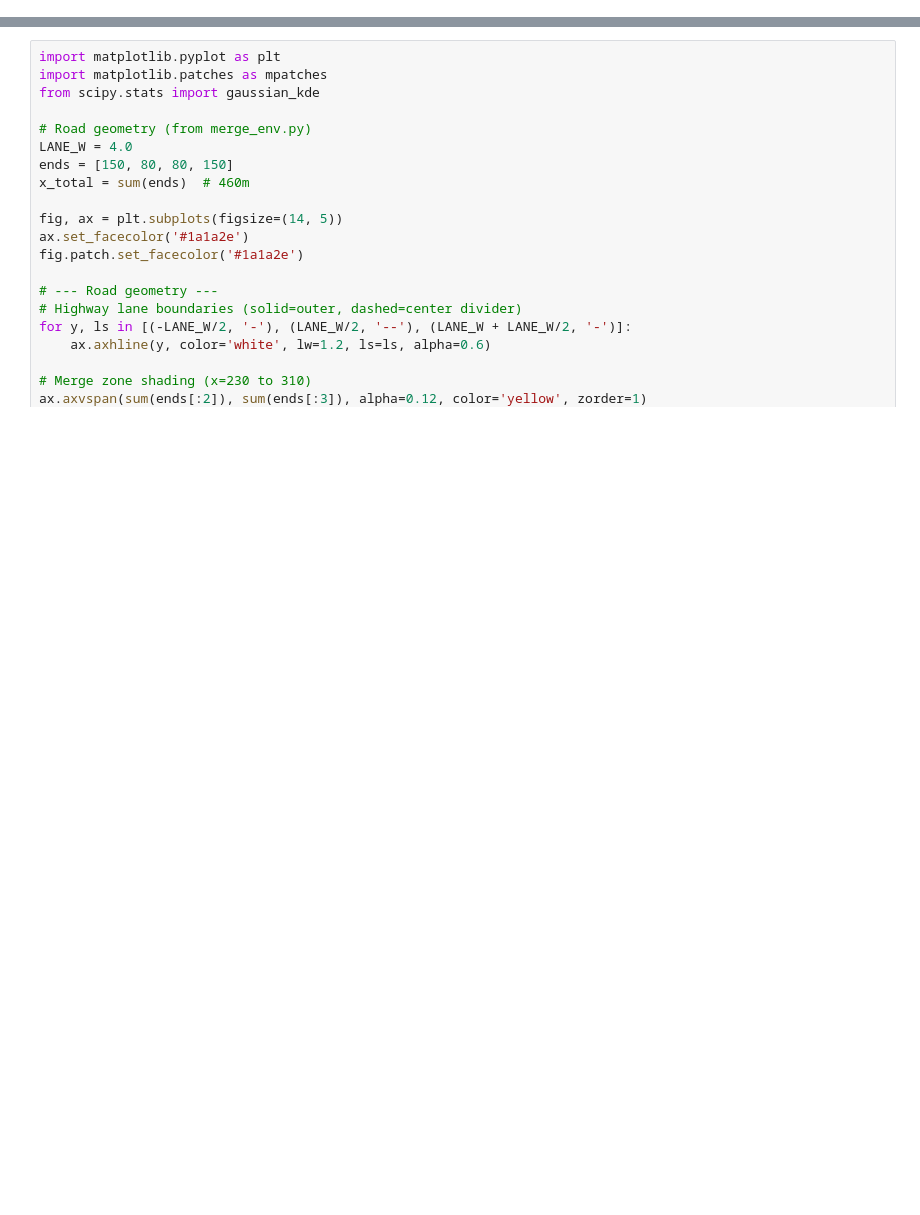
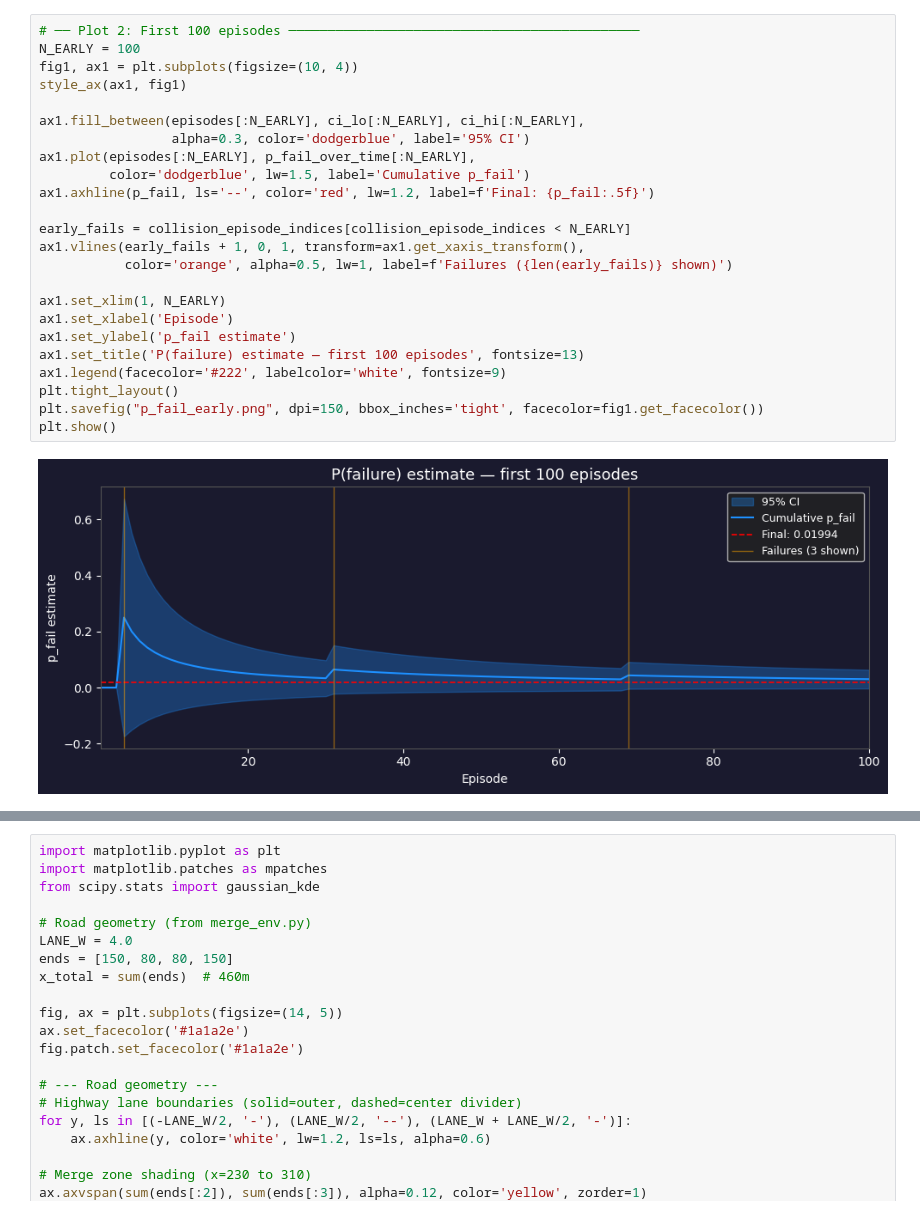
Before and after one commit to Mete4/cs238v-VSCS, a Jupyter notebook: merge/merge_ppo/eval_merge_ppo.ipynb, the cells around one changed output, grey strips where cells are left out. Saved outputs shown, nothing was run; the diff lists cells and outputs as text; blank space fills up the shorter version.

```diff
--- a/merge/merge_ppo/eval_merge_ppo.ipynb
+++ b/merge/merge_ppo/eval_merge_ppo.ipynb
@@ -66,0 +71,26 @@ collision_types = np.load("collision_types.npy", allow_pickle=True).tolist()
+# %%
+# ── Plot 2: First 100 episodes ─────────────────────────────────────────────
+N_EARLY = 100
+fig1, ax1 = plt.subplots(figsize=(10, 4))
+style_ax(ax1, fig1)
+
+ax1.fill_between(episodes[:N_EARLY], ci_lo[:N_EARLY], ci_hi[:N_EARLY],
+                 alpha=0.3, color='dodgerblue', label='95% CI')
+ax1.plot(episodes[:N_EARLY], p_fail_over_time[:N_EARLY],
+         color='dodgerblue', lw=1.5, label='Cumulative p_fail')
+ax1.axhline(p_fail, ls='--', color='red', lw=1.2, label=f'Final: {p_fail:.5f}')
+
+early_fails = collision_episode_indices[collision_episode_indices < N_EARLY]
+ax1.vlines(early_fails + 1, 0, 1, transform=ax1.get_xaxis_transform(),
+           color='orange', alpha=0.5, lw=1, label=f'Failures ({len(early_fails)} shown)')
+
+ax1.set_xlim(1, N_EARLY)
+ax1.set_xlabel('Episode')
+ax1.set_ylabel('p_fail estimate')
+ax1.set_title('P(failure) estimate — first 100 episodes', fontsize=13)
+ax1.legend(facecolor='#222', labelcolor='white', fontsize=9)
+plt.tight_layout()
+plt.savefig("p_fail_early.png", dpi=150, bbox_inches='tight', facecolor=fig1.get_facecolor())
+plt.show()
+# %% [output]
+[figure, added]
```
Also changed, not shown: parts of 5 cells of this notebook, 38 other files.
